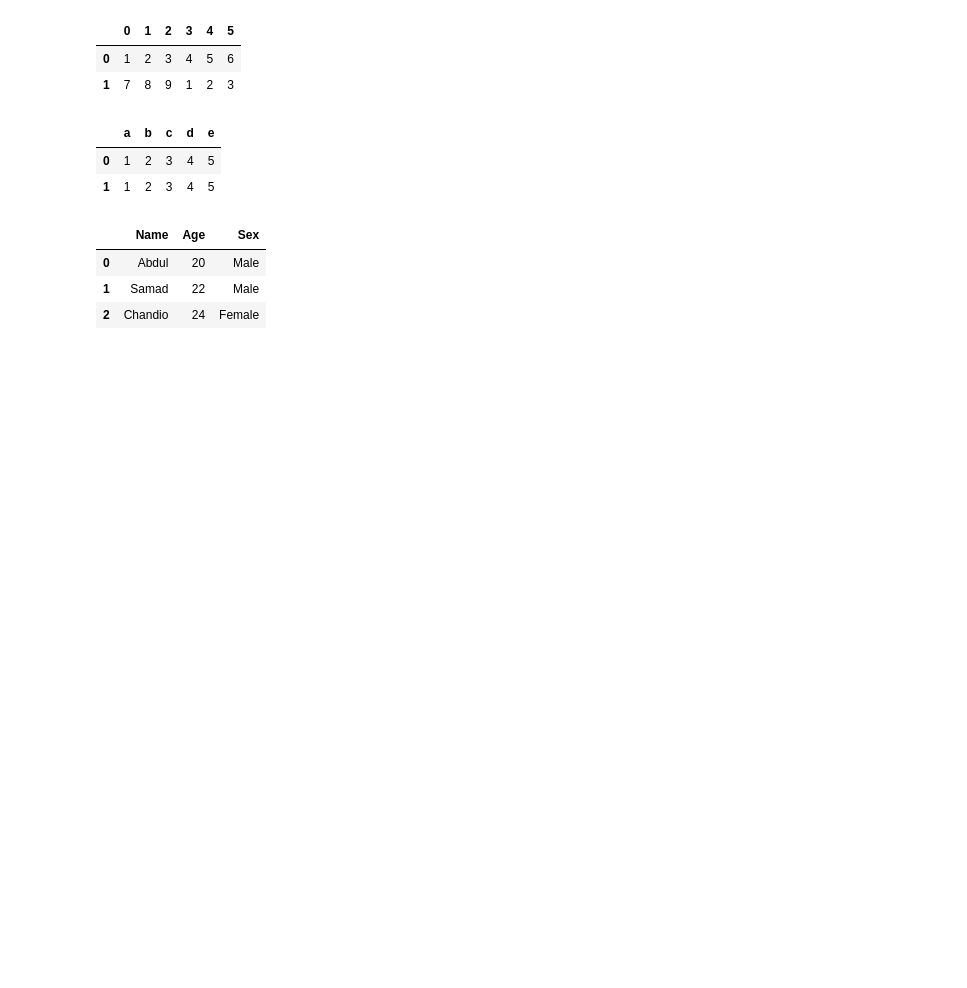
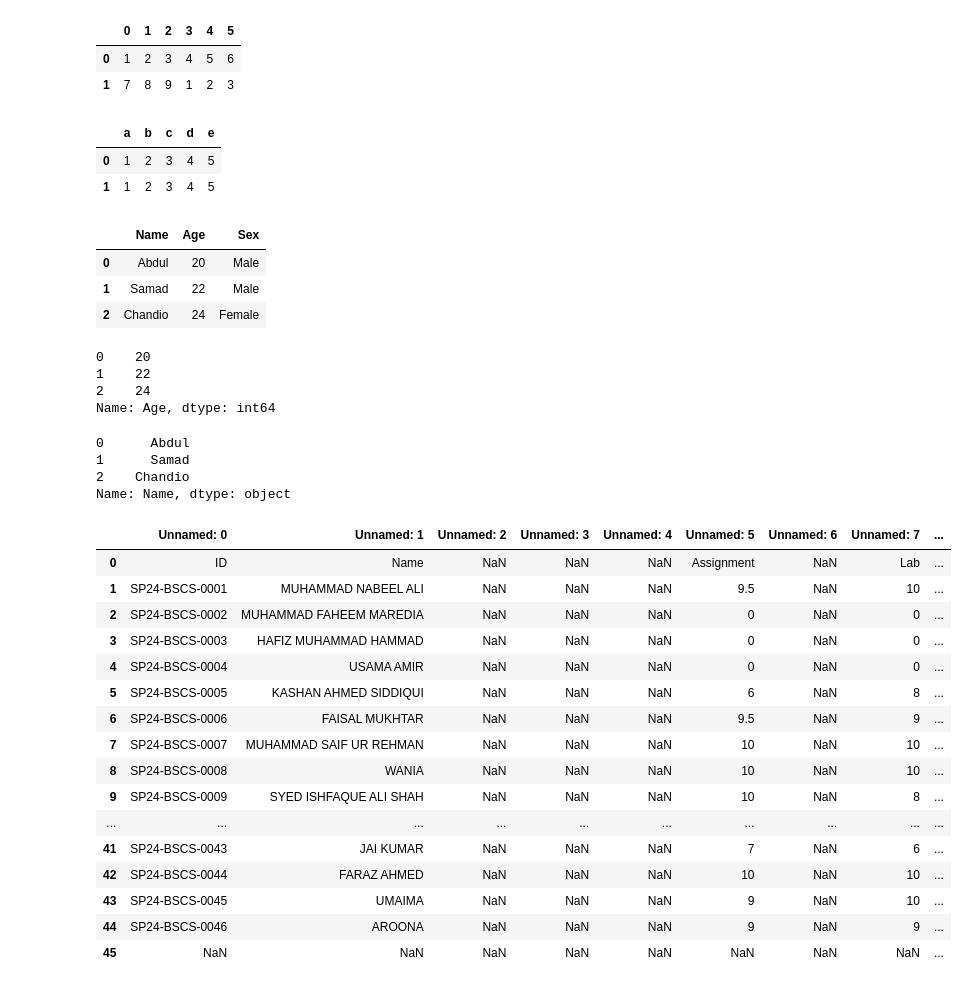
Before and after one commit to chandiosamad07/AI, a Jupyter notebook: Python/Pandas.ipynb, the cells around one changed output. Drawn from its saved outputs; the diff is of its cells as text; code cells hidden in the pictures; blank space fills up the shorter version.

```diff
--- a/Python/Pandas.ipynb
+++ b/Python/Pandas.ipynb
@@ -103,3 +103,38 @@ df
 | 0 | Abdul | 20 | Male |
 | 1 | Samad | 22 | Male |
 | 2 | Chandio | 24 | Female |
+# %%
+df["Age"]
+# %% [output]
+0    20
+1    22
+2    24
+Name: Age, dtype: int64
+# %%
+df["Name"]
+# %% [output]
+0      Abdul
+1      Samad
+2    Chandio
+Name: Name, dtype: object
+# %%
+df = pd.read_csv(r'C:\Users\abdul.samad\Desktop\AI\Sessional Marks.csv')
+df
+# %% [output]
+|  | Unnamed: 0 | Unnamed: 1 | Unnamed: 2 | Unnamed: 3 | Unnamed: 4 | Unnamed: 5 | Unnamed: 6 | Unnamed: 7 | ... |
+| 0 | ID | Name | NaN | NaN | NaN | Assignment | NaN | Lab | ... |
+| 1 | SP24-BSCS-0001 | MUHAMMAD NABEEL ALI | NaN | NaN | NaN | 9.5 | NaN | 10 | ... |
+| 2 | SP24-BSCS-0002 | MUHAMMAD FAHEEM MAREDIA | NaN | NaN | NaN | 0 | NaN | 0 | ... |
+| 3 | SP24-BSCS-0003 | HAFIZ MUHAMMAD HAMMAD | NaN | NaN | NaN | 0 | NaN | 0 | ... |
+| 4 | SP24-BSCS-0004 | USAMA AMIR | NaN | NaN | NaN | 0 | NaN | 0 | ... |
+| 5 | SP24-BSCS-0005 | KASHAN AHMED SIDDIQUI | NaN | NaN | NaN | 6 | NaN | 8 | ... |
+| 6 | SP24-BSCS-0006 | FAISAL MUKHTAR | NaN | NaN | NaN | 9.5 | NaN | 9 | ... |
+| 7 | SP24-BSCS-0007 | MUHAMMAD SAIF UR REHMAN | NaN | NaN | NaN | 10 | NaN | 10 | ... |
+| 8 | SP24-BSCS-0008 | WANIA | NaN | NaN | NaN | 10 | NaN | 10 | ... |
+| 9 | SP24-BSCS-0009 | SYED ISHFAQUE ALI SHAH | NaN | NaN | NaN | 10 | NaN | 8 | ... |
+| ... | ... | ... | ... | ... | ... | ... | ... | ... | ... |
+| 41 | SP24-BSCS-0043 | JAI KUMAR | NaN | NaN | NaN | 7 | NaN | 6 | ... |
+| 42 | SP24-BSCS-0044 | FARAZ AHMED | NaN | NaN | NaN | 10 | NaN | 10 | ... |
+| 43 | SP24-BSCS-0045 | UMAIMA | NaN | NaN | NaN | 9 | NaN | 10 | ... |
+| 44 | SP24-BSCS-0046 | AROONA | NaN | NaN | NaN | 9 | NaN | 9 | ... |
+| 45 | NaN | NaN | NaN | NaN | NaN | NaN | NaN | NaN | ... |
```
Also changed, not shown: 2 other files.
